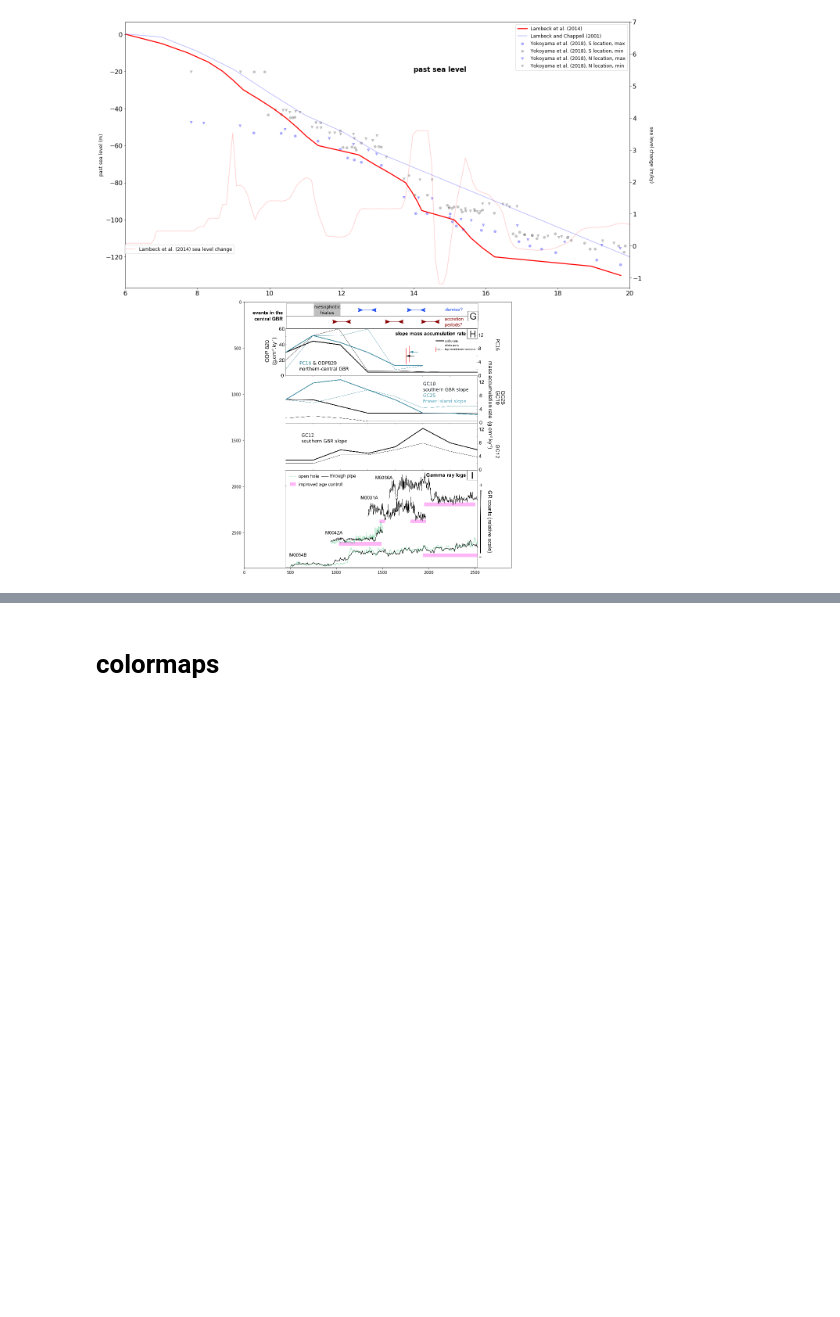
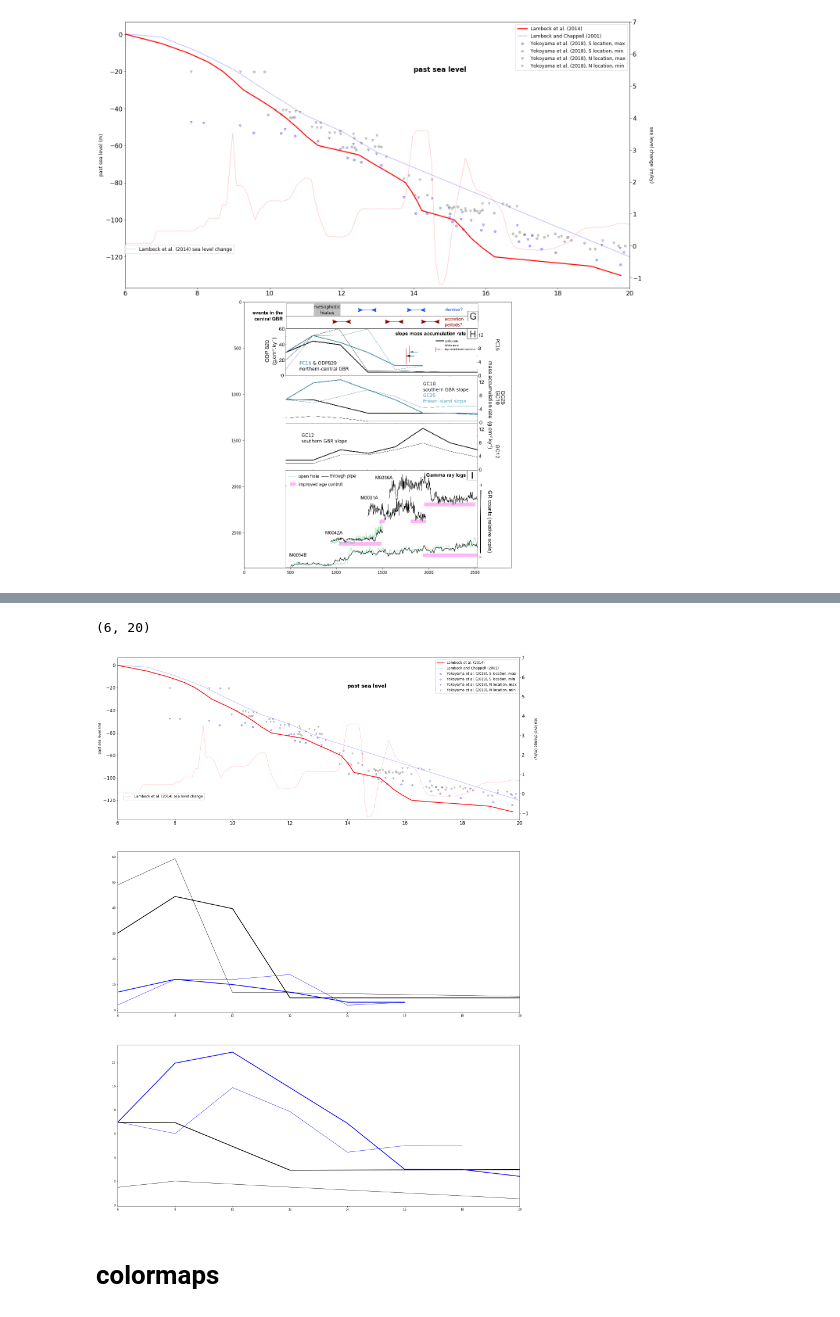
Before and after one commit to tawonque/gbr_flooding, a Jupyter notebook: resample_paperGBR.ipynb, the cells around one changed output, grey strips where cells are left out. Cells and saved outputs as stored; diff of their text form; code cells hidden in the pictures; blank space fills up the shorter version.

Commit message:
figure 3 second part

```diff
--- a/resample_paperGBR.ipynb
+++ b/resample_paperGBR.ipynb
@@ -915,0 +984,9 @@ plt.grid(False)
+# %%
+ODP820 = ODP820[['Age', 'MAR carb 820', 'MAR sil 820']]
+ODP820.columns = ['Age', 'MAR_carb', 'MAR_sil']
+# %%
+PC16 = PC16[['Unnamed: 0', 'MAR carb PC16', 'MAR sil PC16']]
+PC16.columns = ['Age', 'MAR_carb', 'MAR_sil']
+# %%
+GC25 = GC25[['Unnamed: 0', 'MAR Carb GC25', 'MAR sil GC25']]
+GC25.columns = ['Age', 'MAR_carb', 'MAR_sil']
@@ -915,0 +996,3 @@ plt.grid(False)
+# %%
+GC10 = GC10[['Unnamed: 0', 'MAR carb GC10', 'MAR sil GC10']]
+GC10.columns = ['Age', 'MAR_carb', 'MAR_sil']
@@ -916,3 +1007,52 @@ plt.grid(False)
+# %%
+
+n = 3 # number of subplots
+
+fig = plt.figure(figsize=(25,35))
+alpha=0.6
+#sns.set(style="whitegrid", rc={"lines.linewidth": 2.5})
+sns.palettes=(sns.color_palette("cubehelix", 8))
+
+plt.subplot(n,1,1)
+#plt.plot(resamp_sealevel.index, resamp_sealevel.resampsl, c='r')
+plt.plot(sea_level_resamp.age, sea_level_resamp.sealevel, c='r', linewidth=2.5)
+plt.plot(sea_level_lambeck2001.age_ka, -sea_level_lambeck2001.sl_m, c='b', alpha=0.3)
+plt.scatter(sea_level_325_hydro['Age (ka)'], -sea_level_325_hydro['Max RSL (mbsl)'], c='b', alpha=0.3)
+plt.scatter(sea_level_325_hydro['Age (ka).1'], -sea_level_325_hydro['Min RSL (mbsl)'], c='0.3', alpha=0.3)
+plt.scatter(sea_level_325_nog['Age (ka)'], -sea_level_325_nog['Max RSL (mbsl)'], marker='v', c='b', alpha=0.3)
+plt.scatter(sea_level_325_nog['Age (ka).1'], -sea_level_325_nog['Min RSL (mbsl)'], marker='v', c='0.3', alpha=0.3)
+plt.xticks(fontsize=16)
+plt.yticks(fontsize=16)
+plt.xlim(6,20)
+plt.ylabel('past sea level (m)', fontsize=12)
+plt.text(14, -20, 'past sea level', family='sans-serif', weight='bold', size='xx-large', bbox=dict(facecolor='white', edgecolor='white'))
+plt.legend(['Lambeck et al. (2014)', 'Lambeck and Chappell (2001)', 'Yokoyama et al. (2018), S location, max',
+           'Yokoyama et al. (2018), S location, min', 'Yokoyama et al. (2018), N location, max',
+           'Yokoyama et al. (2018), N location, min'], fontsize=12)
+plt.twinx()
+plt.plot(sea_level_curve.index, -sea_level_curve.sealevel.diff(), c='r', alpha=0.2)
+plt.ylabel('sea level change (m/ky)', fontsize=12, rotation=-90, labelpad=30)
+plt.yticks(fontsize=16)
+plt.ylim(-1.3, 7)
+plt.legend(['Lambeck et al. (2014) sea level change'], bbox_to_anchor=(0.22, 0.17), fontsize=12)
+
+plt.subplot(n,1,2)
+plt.plot(ODP820.Age, ODP820.MAR_carb, c='k', linewidth=2.5)
+plt.plot(ODP820.Age, ODP820.MAR_sil, c='k', linewidth=1)
+plt.plot(PC16.Age, PC16.MAR_carb, c='b', linewidth=2.5)
+plt.plot(PC16.Age, PC16.MAR_sil, c='b', linewidth=1)
+plt.xlim(6,20)
+
+
+plt.subplot(n,1,3)
+plt.plot(GC10.Age, GC10.MAR_carb, c='k', linewidth=2.5)
+plt.plot(GC10.Age, GC10.MAR_sil, c='k', linewidth=1)
+plt.plot(GC25.Age, GC25.MAR_carb, c='b', linewidth=2.5)
+plt.plot(GC25.Age, GC25.MAR_sil, c='b', linewidth=1)
+plt.xlim(6,20)
+# %% [output]
+(6, 20)
+[figure, added]
 # %% [markdown]
 # colormaps
 # %%
```
Also changed, not shown: parts of 22 cells of this notebook, 1 other file.
